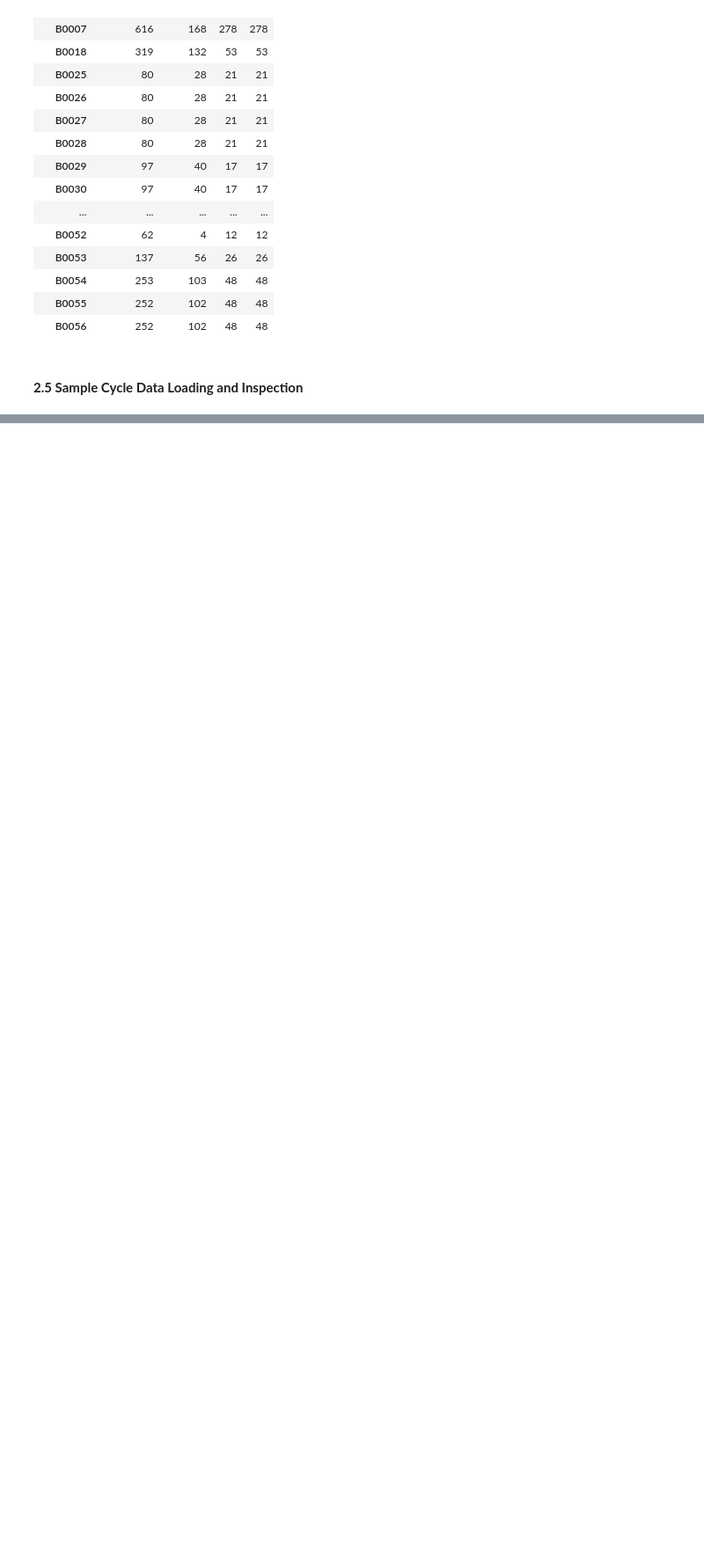
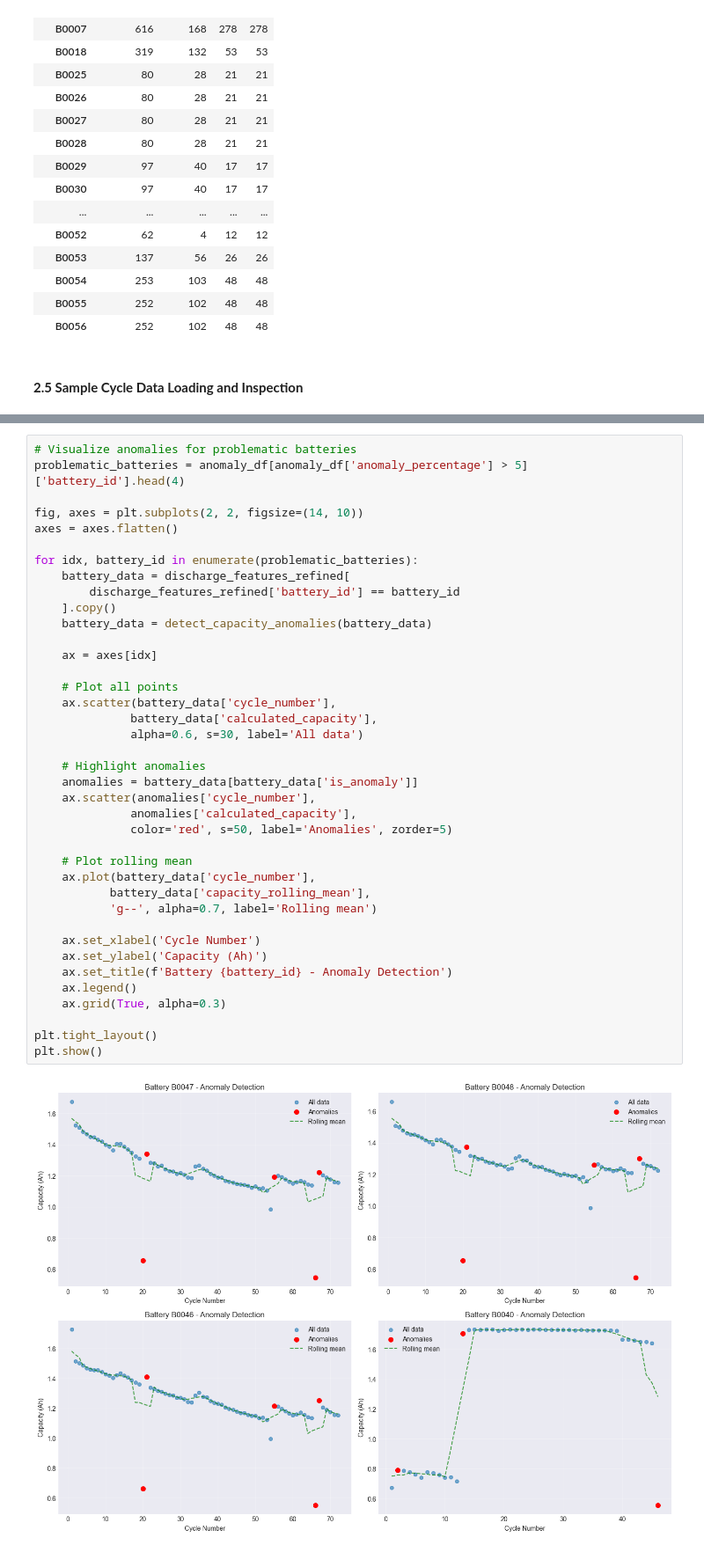
Before and after one commit to 1bytess/battery-soh-prediction, a Jupyter notebook: SoH_Prediction_2.ipynb, the cells around one changed output, grey strips where cells are left out. Shown: that part at 88% size. Saved outputs shown, nothing was run; the diff lists cells and outputs as text; blank space fills up the shorter version.

```diff
--- a/SoH_Prediction_2.ipynb
+++ b/SoH_Prediction_2.ipynb
@@ -615,0 +650,41 @@ Battery-wise Summary:
+# %%
+# Visualize anomalies for problematic batteries
+problematic_batteries = anomaly_df[anomaly_df['anomaly_percentage'] > 5]['battery_id'].head(4)
+
+fig, axes = plt.subplots(2, 2, figsize=(14, 10))
+axes = axes.flatten()
+
+for idx, battery_id in enumerate(problematic_batteries):
+    battery_data = discharge_features_refined[
+        discharge_features_refined['battery_id'] == battery_id
+    ].copy()
+    battery_data = detect_capacity_anomalies(battery_data)
+
+    ax = axes[idx]
+
+    # Plot all points
+    ax.scatter(battery_data['cycle_number'],
+              battery_data['calculated_capacity'],
+              alpha=0.6, s=30, label='All data')
+
+    # Highlight anomalies
+    anomalies = battery_data[battery_data['is_anomaly']]
+    ax.scatter(anomalies['cycle_number'],
+              anomalies['calculated_capacity'],
+              color='red', s=50, label='Anomalies', zorder=5)
+
+    # Plot rolling mean
+    ax.plot(battery_data['cycle_number'],
+           battery_data['capacity_rolling_mean'],
+           'g--', alpha=0.7, label='Rolling mean')
+
+    ax.set_xlabel('Cycle Number')
+    ax.set_ylabel('Capacity (Ah)')
+    ax.set_title(f'Battery {battery_id} - Anomaly Detection')
+    ax.legend()
+    ax.grid(True, alpha=0.3)
+
+plt.tight_layout()
+plt.show()
+# %% [output]
+[figure, added]
```
Also changed, not shown: parts of 44 cells of this notebook, 3 other files.
